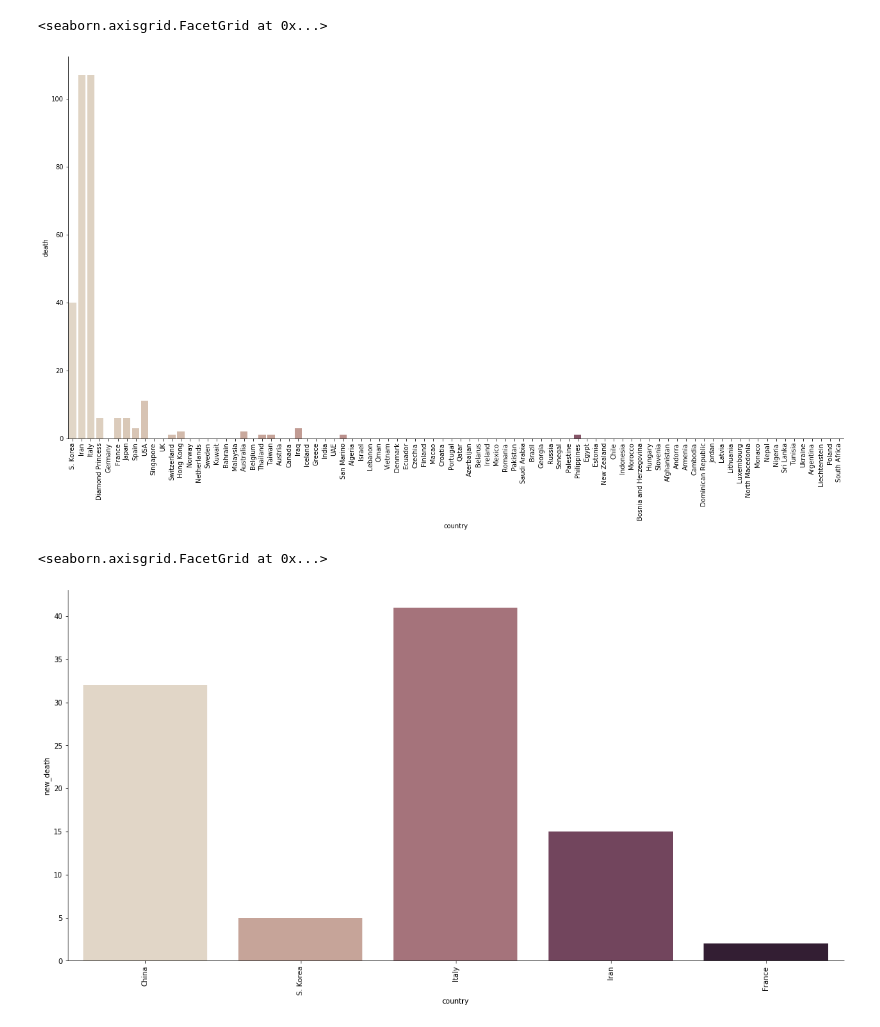
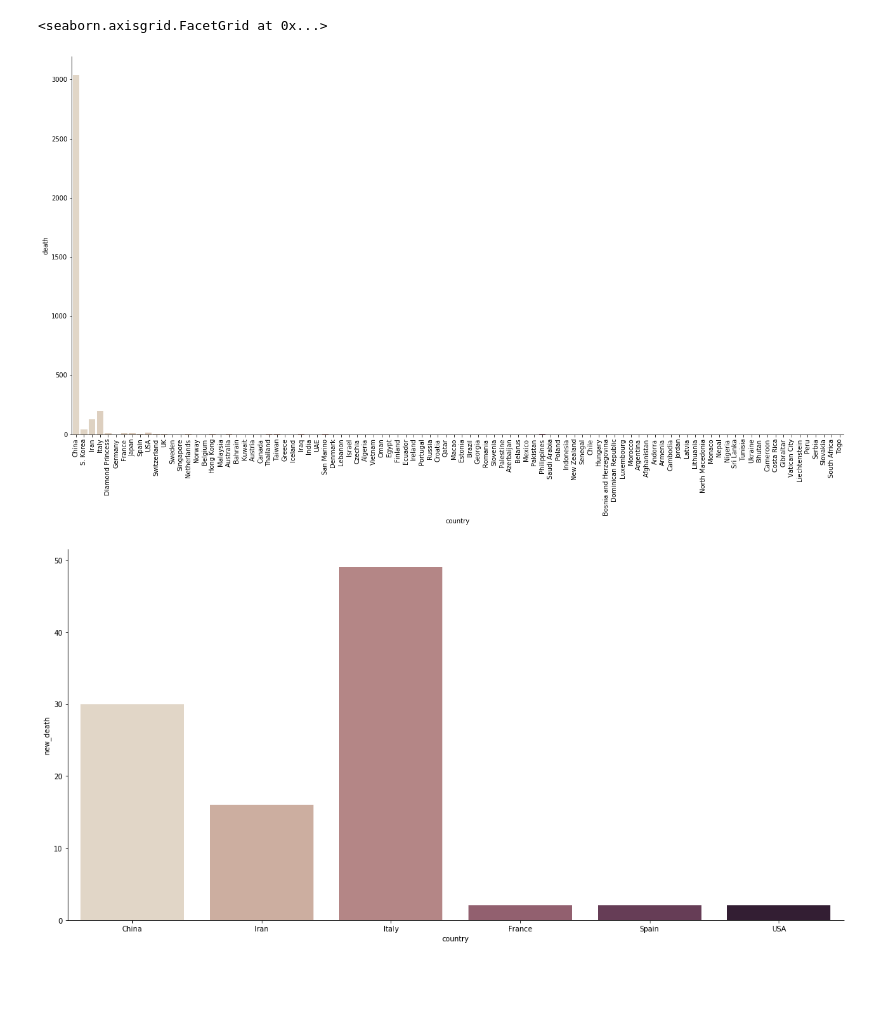
Before and after one commit to arnabdeypolimi/coronavirus, a Jupyter notebook: data_cleaning.ipynb, the cells around one changed output. Drawn from its saved outputs; the diff is of its cells as text; code cells hidden in the pictures; blank space fills up the shorter version.

```diff
--- a/data_cleaning.ipynb
+++ b/data_cleaning.ipynb
@@ -3,7 +3,7 @@ import pandas as pd
 import seaborn as sns
 import matplotlib.pyplot as plt
 
-df=pd.read_csv("result_2020-03-05.csv")
+df=pd.read_csv("result_2020-03-06.csv")
 # %%
 df=df.fillna(0)
 df
@@ -27,11 +27,9 @@ g=sns.catplot(x="country", y="death",kind="bar", palette="ch:.25", data=df,heigh
 g.set_xticklabels(rotation=90)
 # %% [output]
 <seaborn.axisgrid.FacetGrid at 0x...>
-[figure, old version]
+[figure, new version]
 # %%
 d=df.loc[df['new_death'] > 1]
 g=sns.catplot(x="country", y="new_death",kind="bar", palette="ch:.25", data=d,height=8, aspect=2)
-g.set_xticklabels(rotation=90)
 # %% [output]
-<seaborn.axisgrid.FacetGrid at 0x...>
-[figure, old version]
+[figure, new version]
```
Also changed, not shown: parts of 3 cells of this notebook, 3 other files.
